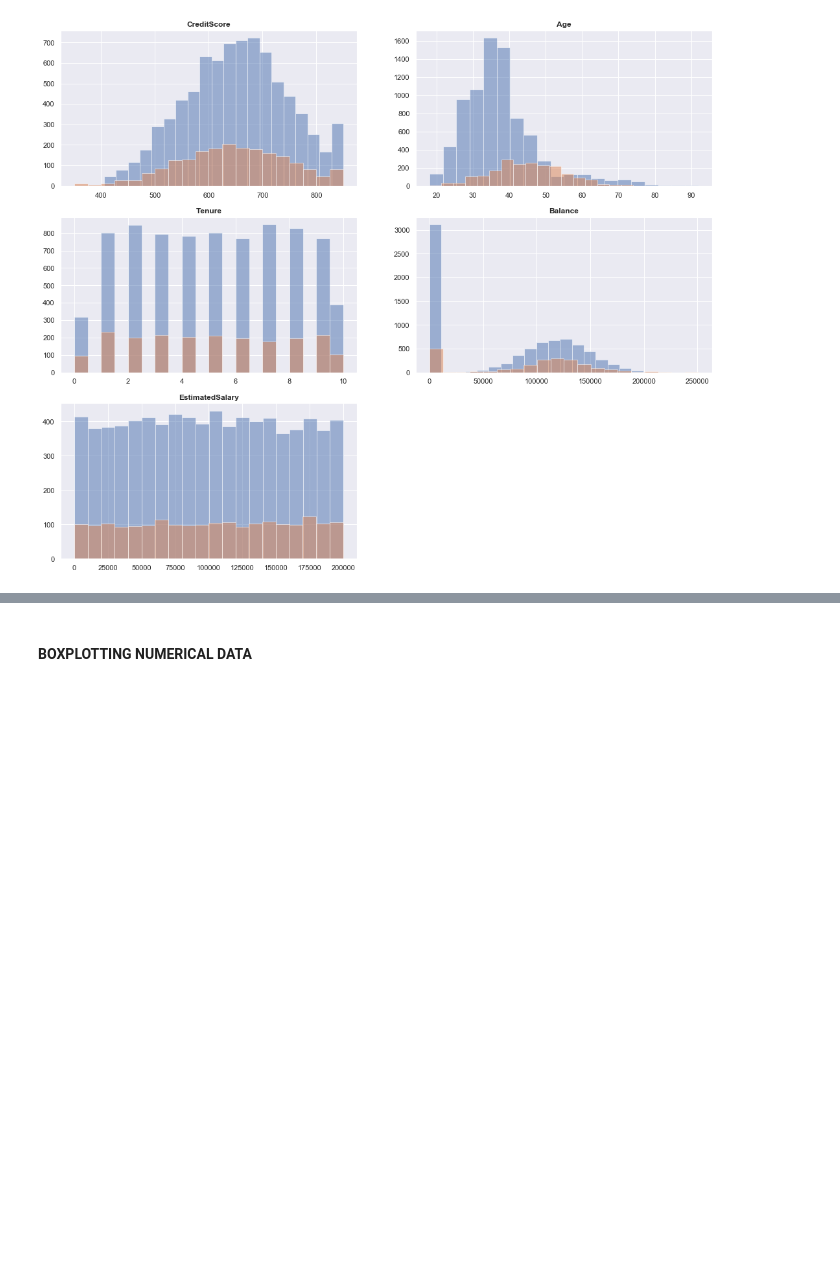
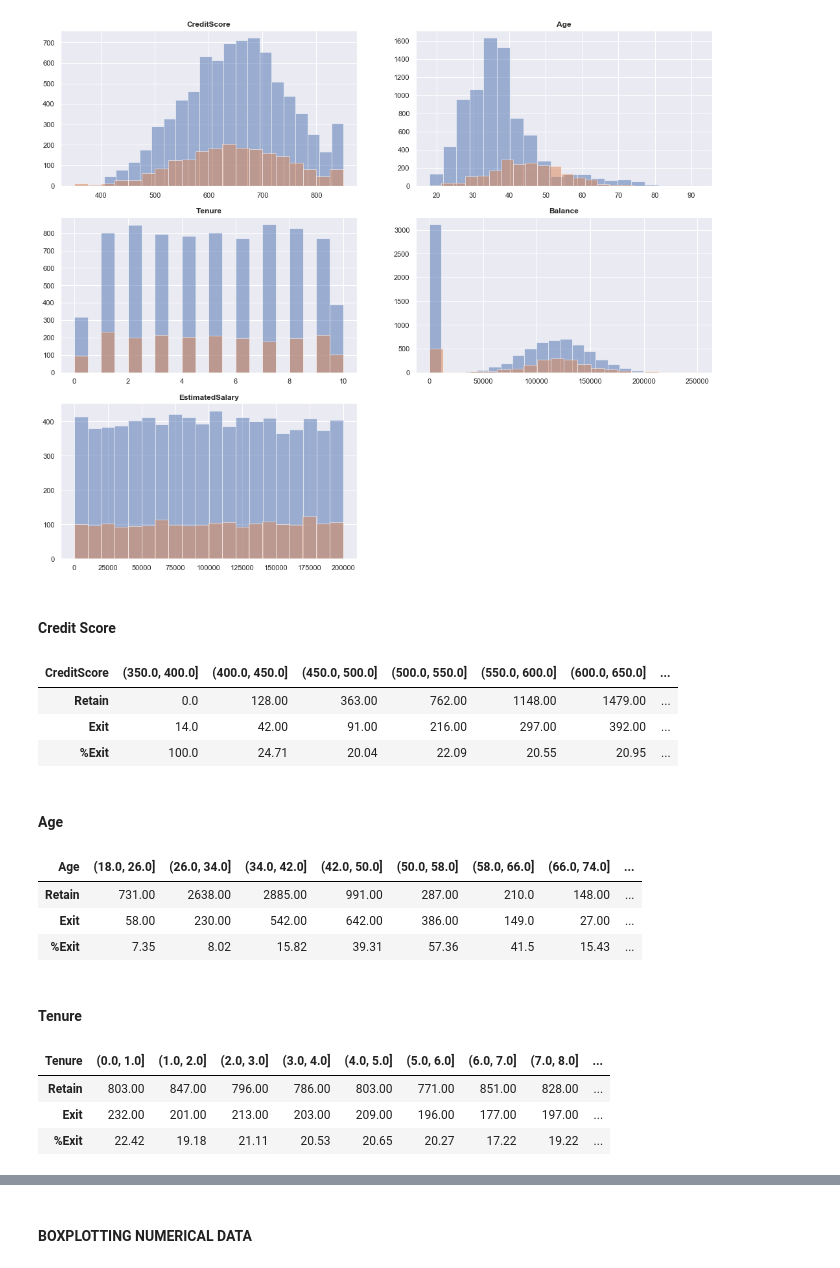
Before and after one commit to apeuta/Final_Project_JCDS07_ChurnPrediction_Bank, a Jupyter notebook: FP01_Data_Preparation_and_Visualization_Insight.ipynb, the cells around one changed output, grey strips where cells are left out. Drawn from its saved outputs; the diff is of its cells as text; code cells hidden in the pictures; blank space fills up the shorter version.

```diff
--- a/FP01_Data_Preparation_and_Visualization_Insight.ipynb
+++ b/FP01_Data_Preparation_and_Visualization_Insight.ipynb
@@ -192,3 +274,57 @@ for i in range(len(col)):
     datadrop[col[i]][datadrop["Exited"] == 1].hist(bins = 20, alpha = 0.5)
 # %% [output]
 [figure]
+# %%
+dtEx = datadrop[datadrop["Exited"] == 1]
+dtRet = datadrop[datadrop["Exited"] == 0]
+# %% [markdown]
+#### Credit Score
+# %%
+mx = datadrop["CreditScore"].max()
+mn = datadrop["CreditScore"].min()
+ranges = np.arange(mn, mx + round((mx-mn)/10), round((mx-mn)/10))
+
+crs = pd.DataFrame()
+crs["Retain"] = round(dtRet["Exited"].groupby(pd.cut(dtRet["CreditScore"], ranges)).count())
+crs["Exit"] = round(dtEx["Exited"].groupby(pd.cut(dtEx["CreditScore"], ranges)).count())
+crs["%Exit"] = round((crs["Exit"] * 100/(crs["Retain"] + crs["Exit"])), 2)
+crs.T
+# %% [output]
+| CreditScore | (350.0, 400.0] | (400.0, 450.0] | (450.0, 500.0] | (500.0, 550.0] | (550.0, 600.0] | (600.0, 650.0] | ... |
+| Retain | 0.0 | 128.00 | 363.00 | 762.00 | 1148.00 | 1479.00 | ... |
+| Exit | 14.0 | 42.00 | 91.00 | 216.00 | 297.00 | 392.00 | ... |
+| %Exit | 100.0 | 24.71 | 20.04 | 22.09 | 20.55 | 20.95 | ... |
+# %% [markdown]
+#### Age
+# %%
+mx = datadrop["Age"].max()
+mn = datadrop["Age"].min()
+ranges = np.arange(mn, mx + round((mx-mn)/9), round((mx-mn)/9))
+
+age = pd.DataFrame()
+age["Retain"] = round(dtRet["Exited"].groupby(pd.cut(dtRet["Age"], ranges)).count())
+age["Exit"] = round(dtEx["Exited"].groupby(pd.cut(dtEx["Age"], ranges)).count())
+age["%Exit"] = round((age["Exit"] * 100/(age["Retain"] + age["Exit"])), 2)
+age.T
+# %% [output]
+| Age | (18.0, 26.0] | (26.0, 34.0] | (34.0, 42.0] | (42.0, 50.0] | (50.0, 58.0] | (58.0, 66.0] | (66.0, 74.0] | ... |
+| Retain | 731.00 | 2638.00 | 2885.00 | 991.00 | 287.00 | 210.0 | 148.00 | ... |
+| Exit | 58.00 | 230.00 | 542.00 | 642.00 | 386.00 | 149.0 | 27.00 | ... |
+| %Exit | 7.35 | 8.02 | 15.82 | 39.31 | 57.36 | 41.5 | 15.43 | ... |
+# %% [markdown]
+#### Tenure
+# %%
+mx = datadrop["Tenure"].max()
+mn = datadrop["Tenure"].min()
+ranges = np.arange(mn, mx + round((mx-mn)/9), round((mx-mn)/9))
+
+tnr = pd.DataFrame()
+tnr["Retain"] = round(dtRet["Exited"].groupby(pd.cut(dtRet["Tenure"], ranges)).count())
+tnr["Exit"] = round(dtEx["Exited"].groupby(pd.cut(dtEx["Tenure"], ranges)).count())
+tnr["%Exit"] = round((tnr["Exit"] * 100/(tnr["Retain"] + tnr["Exit"])), 2)
+tnr.T
+# %% [output]
+| Tenure | (0.0, 1.0] | (1.0, 2.0] | (2.0, 3.0] | (3.0, 4.0] | (4.0, 5.0] | (5.0, 6.0] | (6.0, 7.0] | (7.0, 8.0] | ... |
+| Retain | 803.00 | 847.00 | 796.00 | 786.00 | 803.00 | 771.00 | 851.00 | 828.00 | ... |
+| Exit | 232.00 | 201.00 | 213.00 | 203.00 | 209.00 | 196.00 | 177.00 | 197.00 | ... |
+| %Exit | 22.42 | 19.18 | 21.11 | 20.53 | 20.65 | 20.27 | 17.22 | 19.22 | ... |
```
Also changed, not shown: parts of 11 cells of this notebook, 1 other file.
